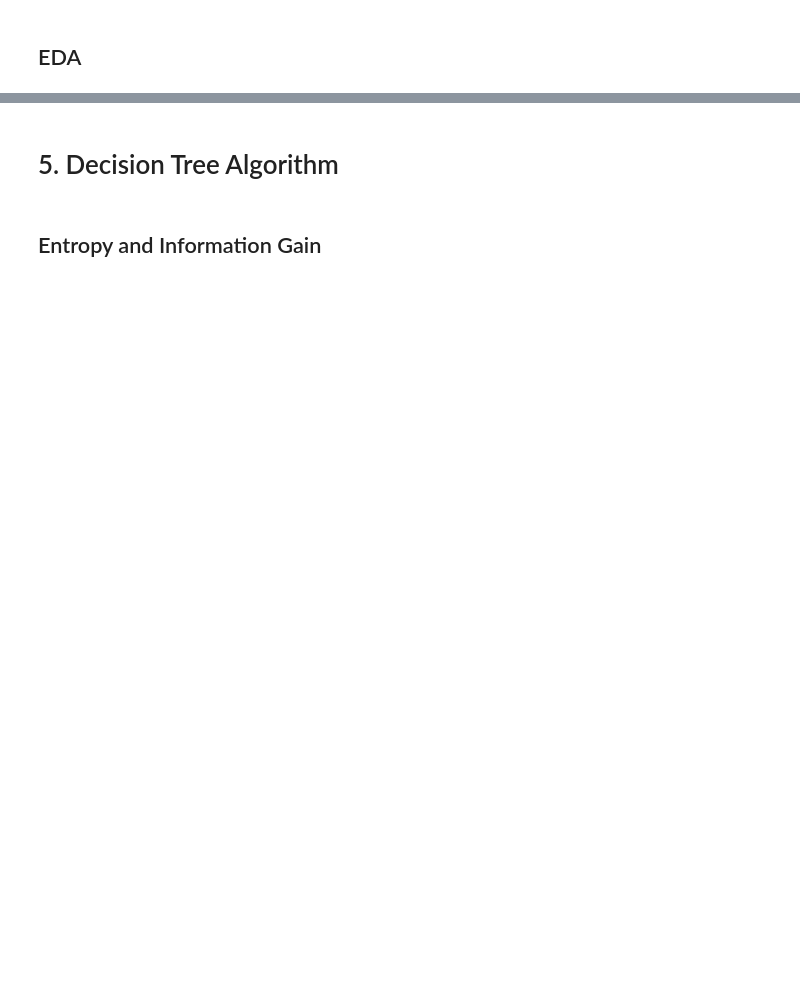
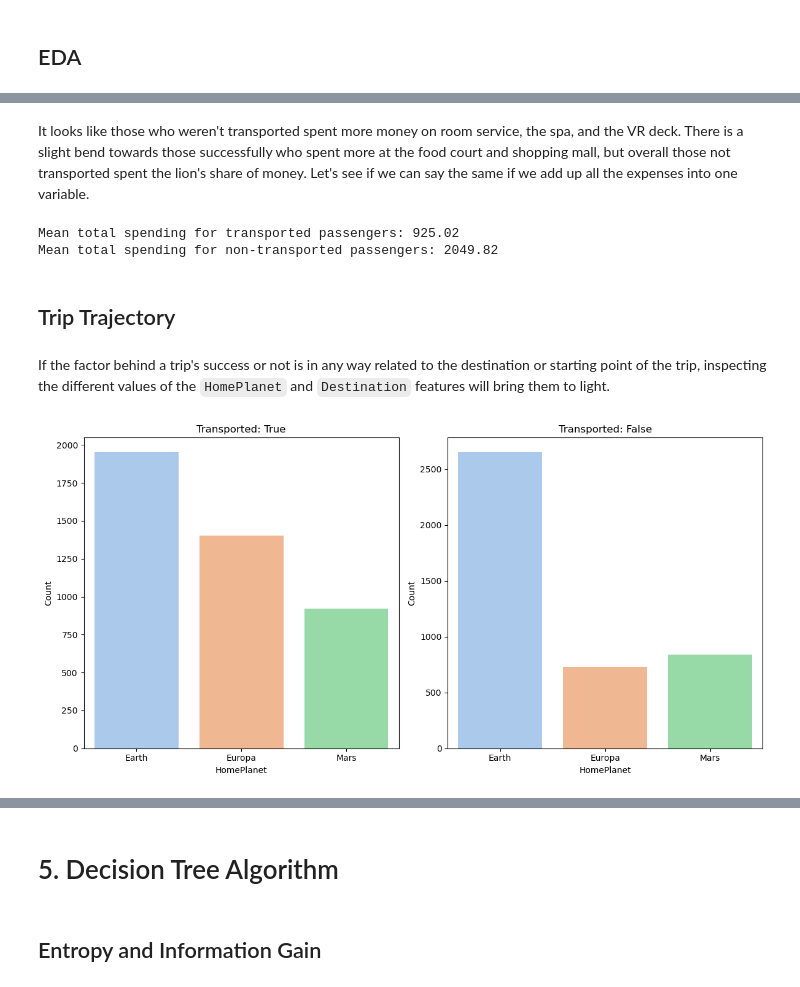
Before and after one commit to wrikych/rf-from-scratch, a Jupyter notebook: writeup.ipynb, the cells around one changed output, grey strips where cells are left out. Drawn from its saved outputs; the diff is of its cells as text; code cells hidden in the pictures; blank space fills up the shorter version.

```diff
--- a/writeup.ipynb
+++ b/writeup.ipynb
@@ -65,0 +312,18 @@ Name: count, dtype: int64
+# %%
+def age_class(val):
+
+    age_dict = {
+		10 : 'child',
+        20 : 'teen',
+        40 : 'adult',
+        60: 'senior',
+        100: 'elder'
+    }
+
+    for i in list(age_dict.keys()):
+        if val < i:
+            return age_dict[i]
+            break
+# %%
+main_data['Age_Class'] = main_data['Age'].apply(age_class)
+main_data.Age_Class.value_counts()
@@ -65,0 +429,2 @@ Name: count, dtype: int64
+# %% [markdown]
+It looks like those who weren't transported spent more money on room service, the spa, and the VR deck. There is a slight bend towards those successfully who spent more at the food court and shopping mall, but overall those not transported spent the lion's share of money. Let's see if we can say the same if we add up all the expenses into one variable.
@@ -65,0 +434,38 @@ Name: count, dtype: int64
+# %%
+print(f"Mean total spending for transported passengers: {success['Exp'].mean():.2f}")
+print(f"Mean total spending for non-transported passengers: {fail['Exp'].mean():.2f}")
+# %% [output]
+Mean total spending for transported passengers: 925.02
+Mean total spending for non-transported passengers: 2049.82
+# %% [markdown]
+## Trip Trajectory
+# %% [markdown]
+If the factor behind a trip's success or not is in any way related to the destination or starting point of the trip, inspecting the different values of the `HomePlanet` and `Destination` features will bring them to light.
+# %%
+# Define the order of categories
+planet_order = ['Earth', 'Europa', 'Mars']
+
+# Convert 'HomePlanet' column to a categorical variable with specified order
+main_data['HomePlanet'] = pd.Categorical(main_data['HomePlanet'], categories=planet_order, ordered=True)
+
+# Set up the two bar plots using countplot
+plt.figure(figsize=(12, 6))
+
+# Bar plot for Transported = True
+plt.subplot(1, 2, 1)
+sns.countplot(data=main_data[main_data['Transported'] == True], x='HomePlanet', order=planet_order, palette='pastel')
+plt.title('Transported: True')
+plt.xlabel('HomePlanet')
+plt.ylabel('Count')
+
+# Bar plot for Transported = False
+plt.subplot(1, 2, 2)
+sns.countplot(data=main_data[main_data['Transported'] == False], x='HomePlanet', order=planet_order, palette='pastel')
+plt.title('Transported: False')
+plt.xlabel('HomePlanet')
+plt.ylabel('Count')
+
+plt.tight_layout()
+plt.show()
+# %% [output]
+[figure, added]
```
Also changed, not shown: parts of 143 cells of this notebook.
